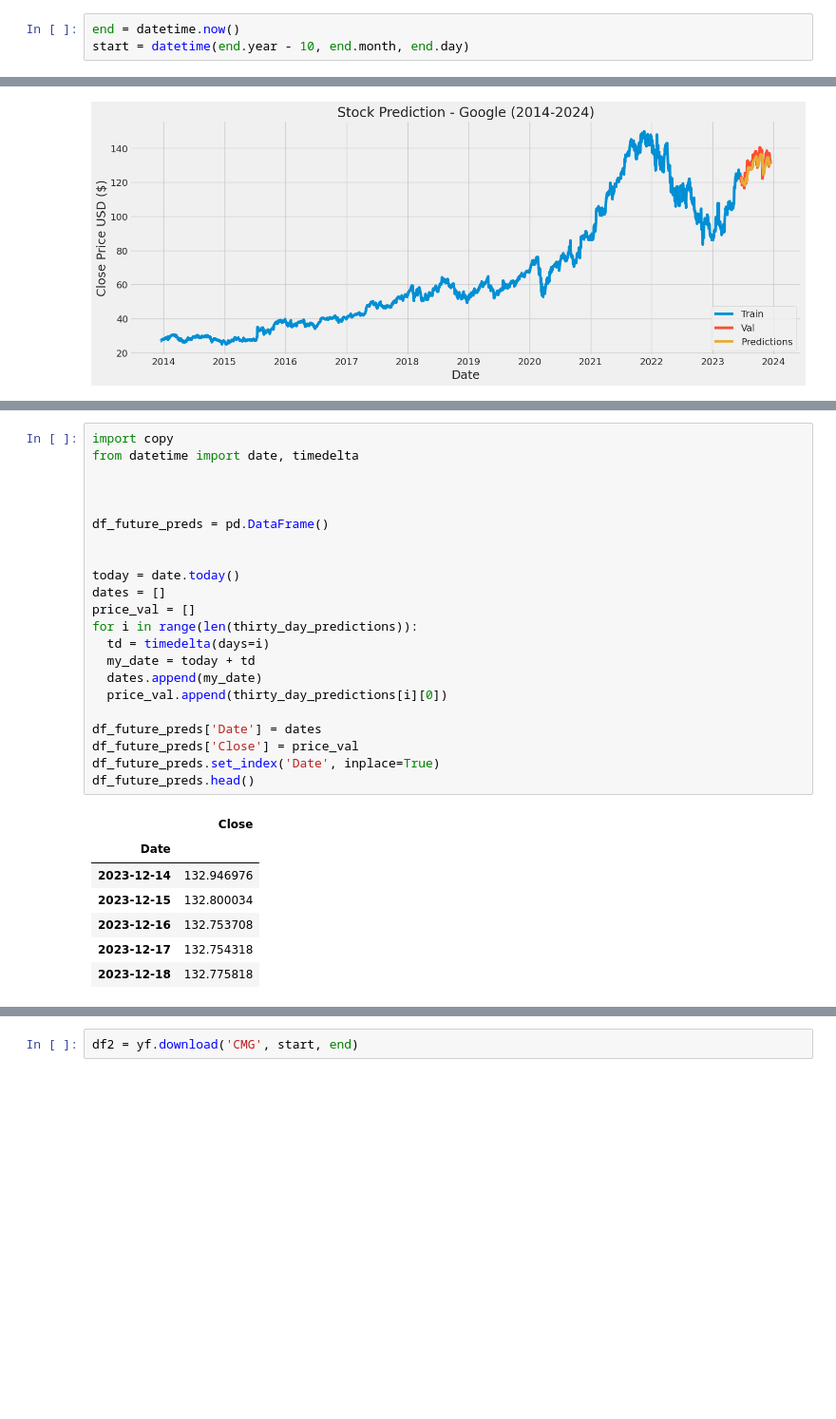
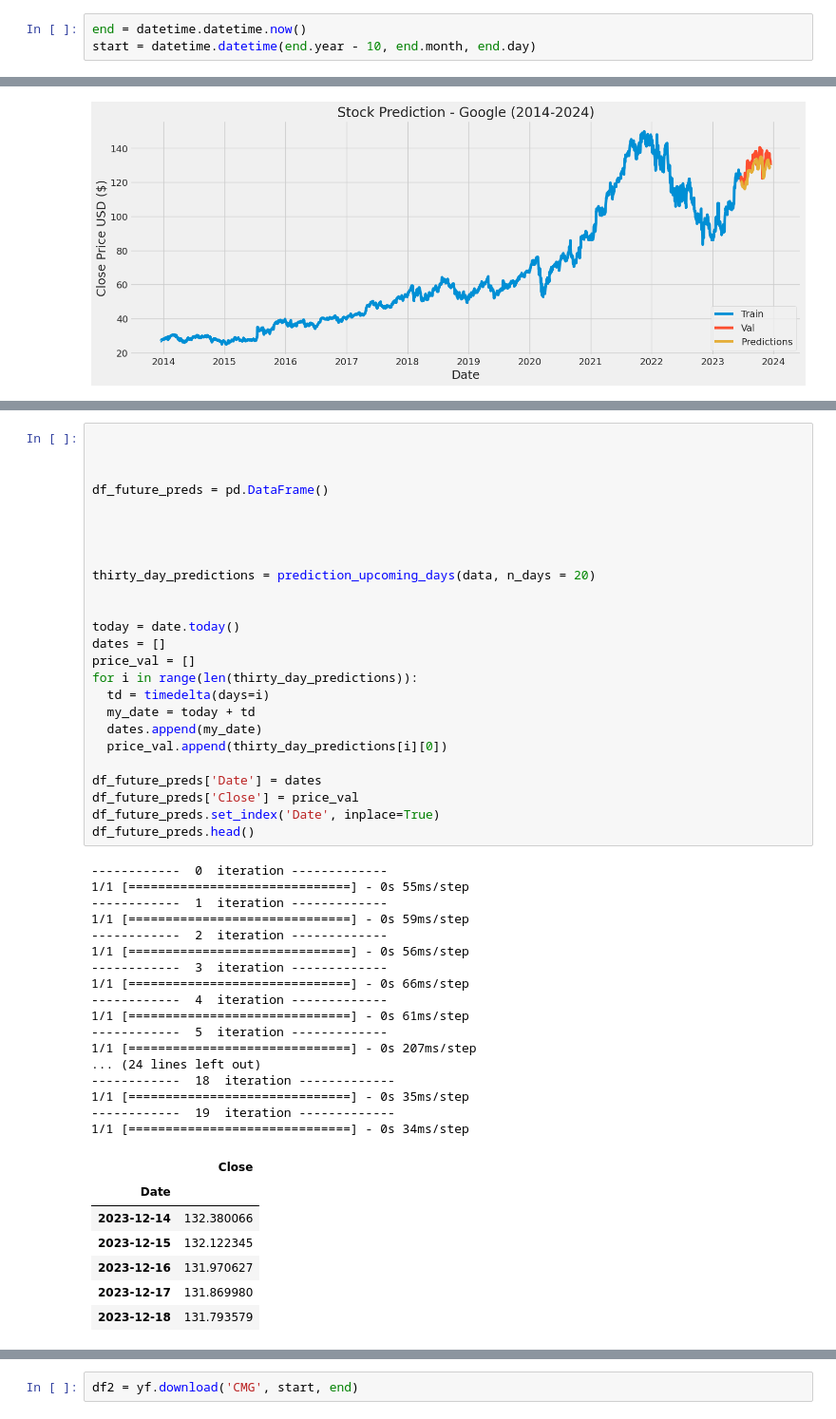
Before and after one commit to HeeketMehta/Stock-Prediction-And-Analysis, a Jupyter notebook: TRIAL_NB.ipynb, the cells around one changed output, grey strips where cells are left out. Shown at 95% size. Saved outputs shown, nothing was run; the diff lists cells and outputs as text; blank space fills up the shorter version.

Commit message:
Functionized Stock Prediction

```diff
--- a/TRIAL_NB.ipynb
+++ b/TRIAL_NB.ipynb
@@ -30,6 +40,6 @@ import yfinance as yf
 # %%
-end = datetime.now()
-start = datetime(end.year - 10, end.month, end.day)
+end = datetime.datetime.now()
+start = datetime.datetime(end.year - 10, end.month, end.day)
 # %%
 df = yf.download('GOOGL', start, end)
 # %% [output]
@@ -308,31 +318,51 @@ for i in range(20):
 # %%
-import copy
-from datetime import date, timedelta
 
 
 
 df_future_preds = pd.DataFrame()
+
+
+
+
+thirty_day_predictions = prediction_upcoming_days(data, n_days = 20)
 
 
 today = date.today()
 dates = []
 price_val = []
 for i in range(len(thirty_day_predictions)):
   td = timedelta(days=i)
   my_date = today + td
   dates.append(my_date)
   price_val.append(thirty_day_predictions[i][0])
 
 df_future_preds['Date'] = dates
 df_future_preds['Close'] = price_val
 df_future_preds.set_index('Date', inplace=True)
 df_future_preds.head()
 # %% [output]
+------------  0  iteration -------------
+1/1 [==============================] - 0s 55ms/step
+------------  1  iteration -------------
+1/1 [==============================] - 0s 59ms/step
+------------  2  iteration -------------
+1/1 [==============================] - 0s 56ms/step
+------------  3  iteration -------------
+1/1 [==============================] - 0s 66ms/step
+------------  4  iteration -------------
+1/1 [==============================] - 0s 61ms/step
+------------  5  iteration -------------
+1/1 [==============================] - 0s 207ms/step
+... (24 lines left out)
+------------  18  iteration -------------
+1/1 [==============================] - 0s 35ms/step
+------------  19  iteration -------------
+1/1 [==============================] - 0s 34ms/step
 |  | Close |
 | Date |  |
-| 2023-12-14 | 132.946976 |
-| 2023-12-15 | 132.800034 |
-| 2023-12-16 | 132.753708 |
-| 2023-12-17 | 132.754318 |
-| 2023-12-18 | 132.775818 |
+| 2023-12-14 | 132.380066 |
+| 2023-12-15 | 132.122345 |
+| 2023-12-16 | 131.970627 |
+| 2023-12-17 | 131.869980 |
+| 2023-12-18 | 131.793579 |
 # %%
```
Also changed, not shown: parts of 27 cells of this notebook.
